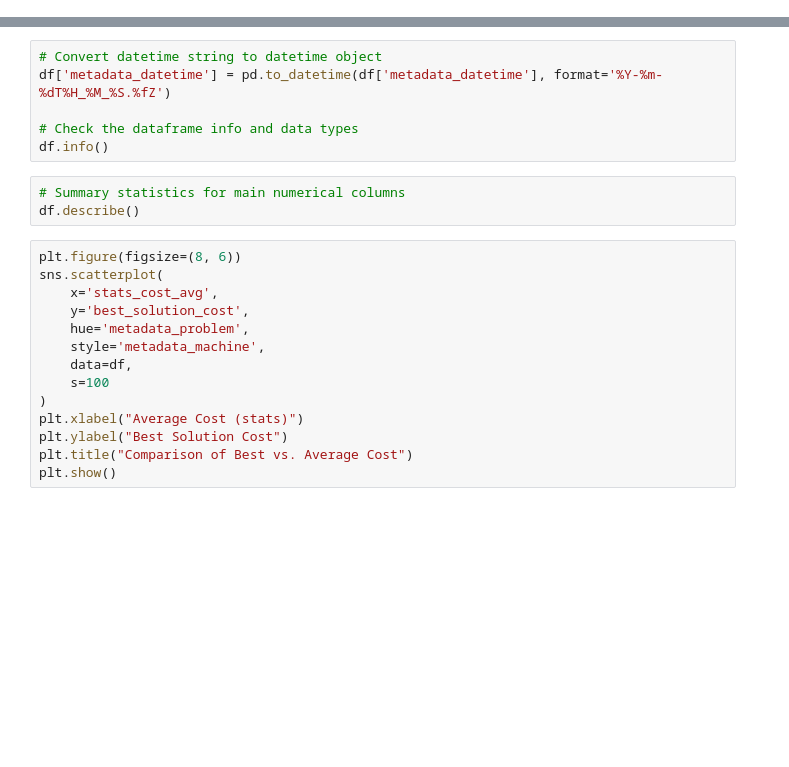
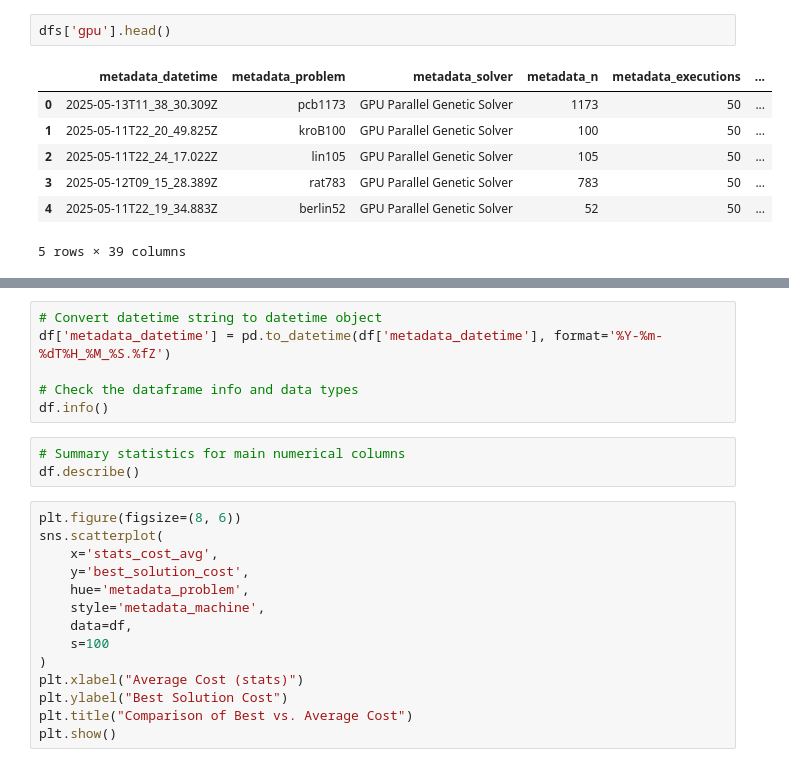
Before and after one commit to srp-mx/parallel-tsp, a Jupyter notebook: analysis/analysis.ipynb, the cells around one changed output, grey strips where cells are left out. Cells and saved outputs as stored; diff of their text form; blank space fills up the shorter version.

```diff
--- a/analysis/analysis.ipynb
+++ b/analysis/analysis.ipynb
@@ -57,0 +71,10 @@ df.head()
+# %%
+dfs['gpu'].head()
+# %% [output]
+|  | metadata_datetime | metadata_problem | metadata_solver | metadata_n | metadata_executions | ... |
+| 0 | 2025-05-13T11_38_30.309Z | pcb1173 | GPU Parallel Genetic Solver | 1173 | 50 | ... |
+| 1 | 2025-05-11T22_20_49.825Z | kroB100 | GPU Parallel Genetic Solver | 100 | 50 | ... |
+| 2 | 2025-05-11T22_24_17.022Z | lin105 | GPU Parallel Genetic Solver | 105 | 50 | ... |
+| 3 | 2025-05-12T09_15_28.389Z | rat783 | GPU Parallel Genetic Solver | 783 | 50 | ... |
+| 4 | 2025-05-11T22_19_34.883Z | berlin52 | GPU Parallel Genetic Solver | 52 | 50 | ... |
+5 rows × 39 columns
```
Also changed, not shown: parts of 7 cells of this notebook.
